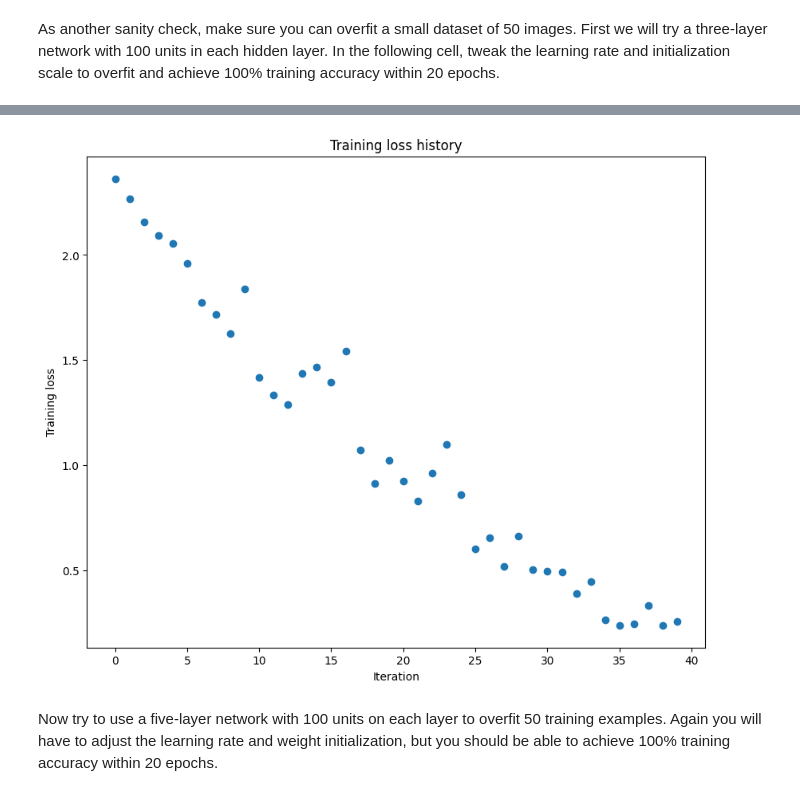
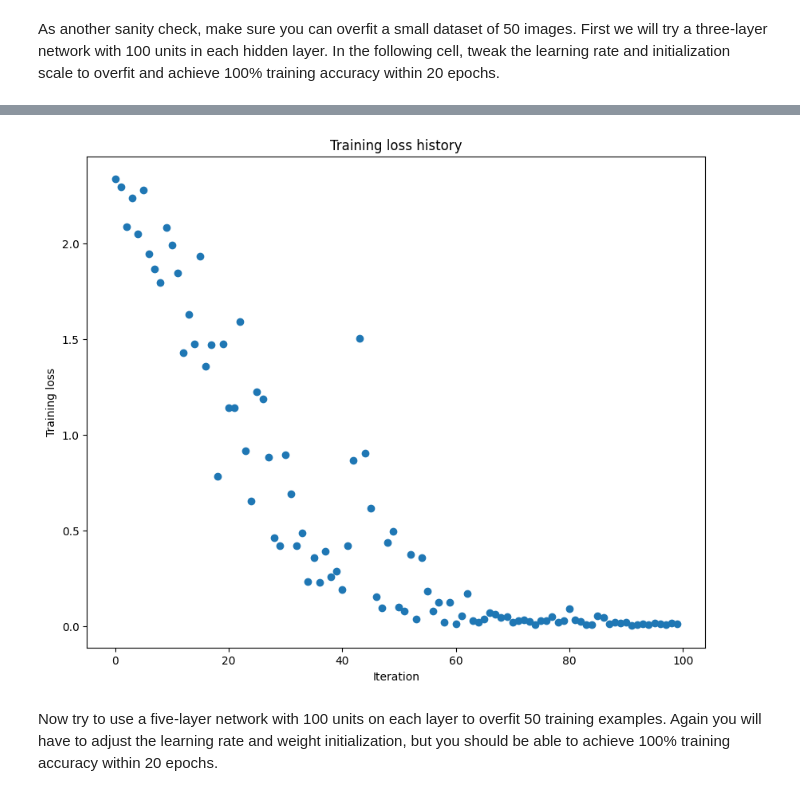
Before and after one commit to JaredMiller9922/CS-6353, a Jupyter notebook: Homeworks/assignment3/FullyConnectedNets.ipynb, the cells around one changed output, grey strips where cells are left out. Cells and saved outputs as stored; diff of their text form; code cells hidden in the pictures.

```diff
--- a/Homeworks/assignment3/FullyConnectedNets.ipynb
+++ b/Homeworks/assignment3/FullyConnectedNets.ipynb
@@ -512,7 +525,7 @@ learning_rate = 5e-3
 model = FullyConnectedNet([100, 100],
               weight_scale=weight_scale, dtype=np.float64)
 solver = Solver(model, small_data,
-                print_every=10, num_epochs=20, batch_size=25,
+                print_every=10, num_epochs=20, batch_size=10,
                 update_rule='sgd',
                 optim_config={
                   'learning_rate': learning_rate,
@@ -546,4 +559,4 @@ plt.show()
-[figure, old version]
+[figure, new version]
 # %% [markdown]
 Now try to use a five-layer network with 100 units on each layer to overfit 50 training examples. Again you will have to adjust the learning rate and weight initialization, but you should be able to achieve 100% training accuracy within 20 epochs.
 # %%
```
Also changed, not shown: parts of 8 cells of this notebook, 2 other files.
